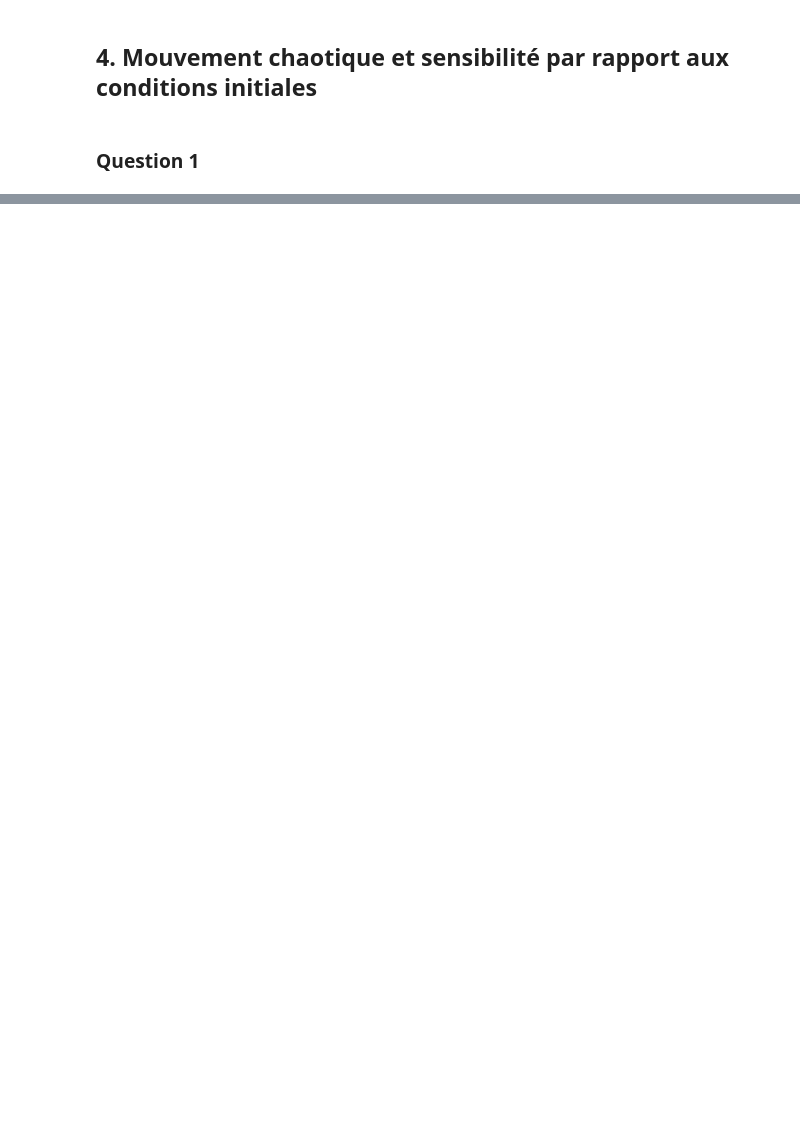
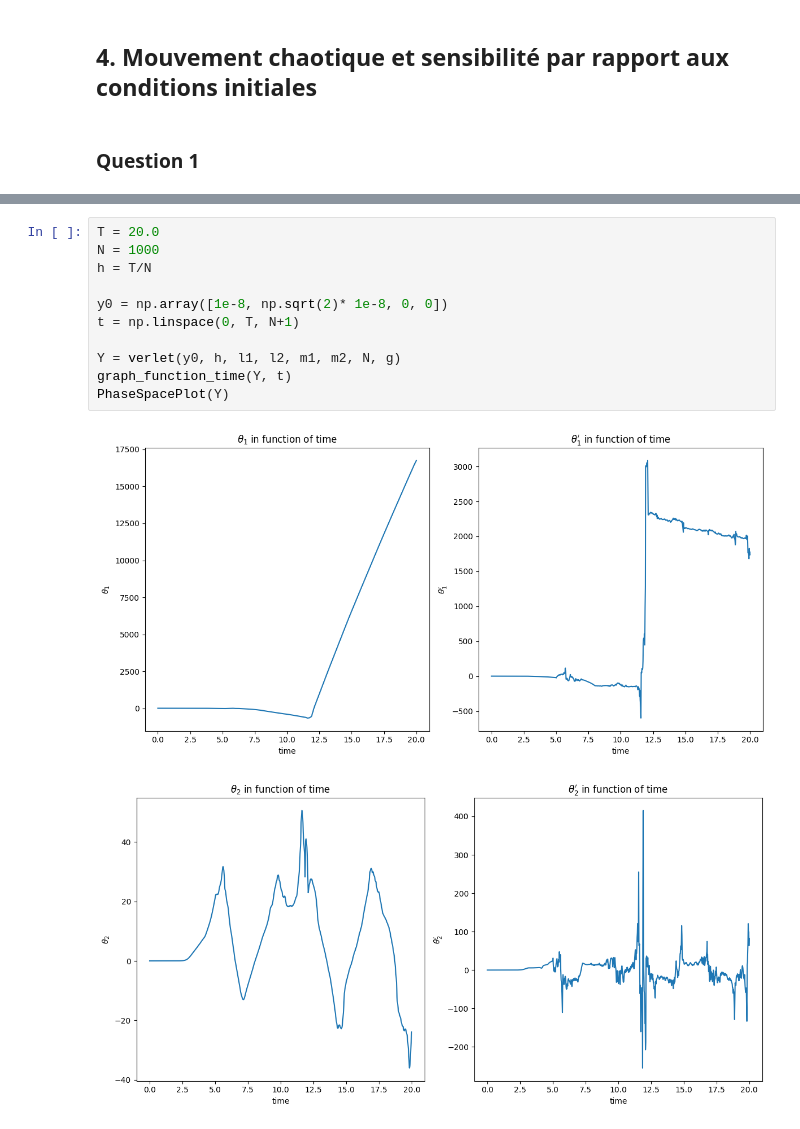
Before and after one commit to Guillaumesyl/Ma322, a Jupyter notebook: Project/guillaume.ipynb, the cells around one changed output, grey strips where cells are left out. Drawn from its saved outputs; the diff is of its cells as text; blank space fills up the shorter version.

```diff
--- a/Project/guillaume.ipynb
+++ b/Project/guillaume.ipynb
@@ -37,0 +143,14 @@ def function(t, y):
+# %%
+T = 20.0
+N = 1000
+h = T/N
+
+y0 = np.array([1e-8, np.sqrt(2)* 1e-8, 0, 0])
+t = np.linspace(0, T, N+1)
+
+Y = verlet(y0, h, l1, l2, m1, m2, N, g)
+graph_function_time(Y, t)
+PhaseSpacePlot(Y)
+# %% [output]
+[figure, added]
+[figure, added]
```
Also changed, not shown: parts of 16 cells of this notebook.
